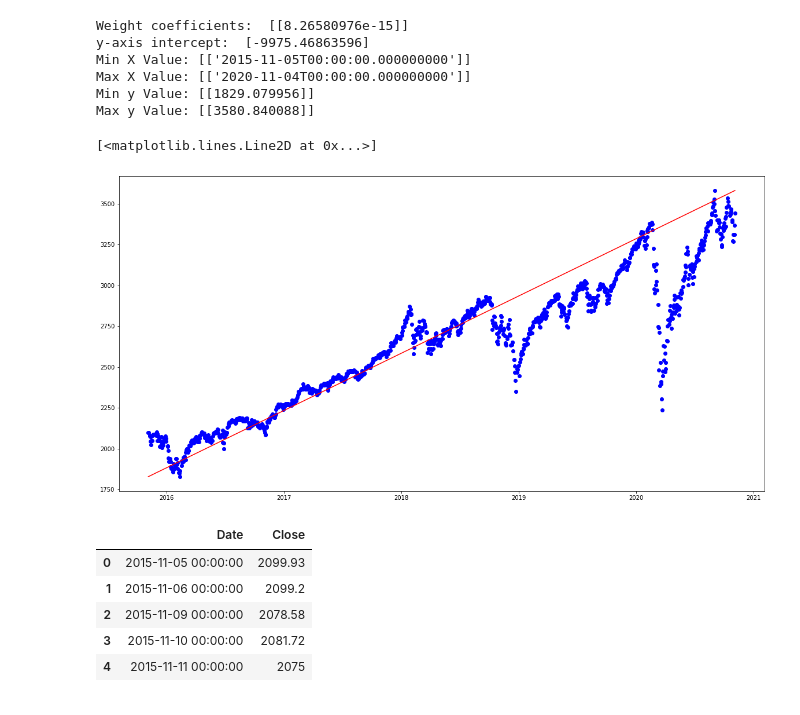
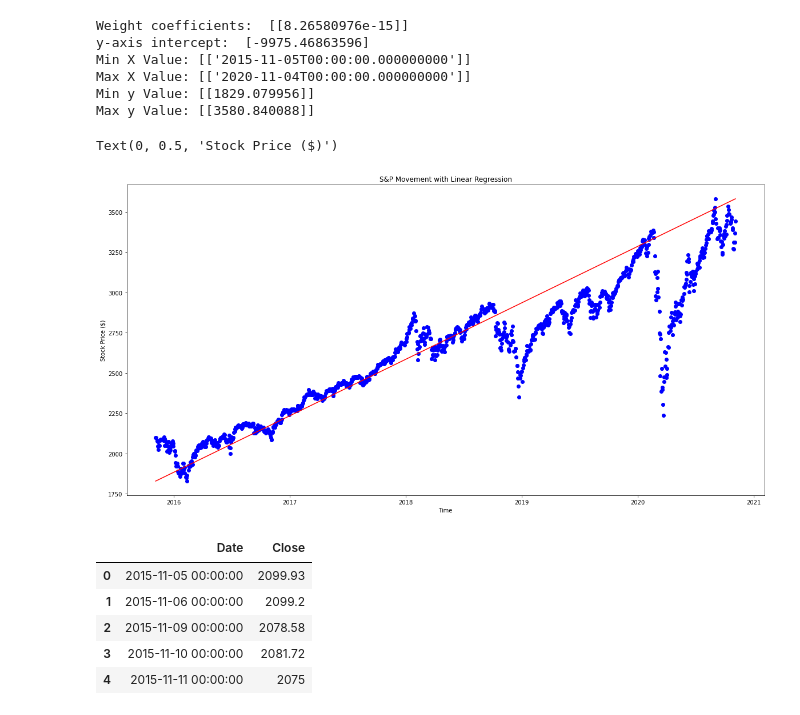
Before and after one commit to rjcline07/Final_Project, a Jupyter notebook: model.ipynb, the cells around one changed output. Saved outputs shown, nothing was run; the diff lists cells and outputs as text; code cells hidden in the pictures.

```diff
--- a/model.ipynb
+++ b/model.ipynb
@@ -94,9 +94,12 @@ Max y Value: [[3580.840088]]
 # %%
 plt.scatter(X, y, c='blue')
 plt.plot([x_min[0], x_max[0]], [y_min[0], y_max[0]], c='red')
+plt.title("S&P Movement with Linear Regression")
+plt.xlabel("Time")
+plt.ylabel("Stock Price ($)")
 # %% [output]
-[<matplotlib.lines.Line2D at 0x...>]
+Text(0, 0.5, 'Stock Price ($)')
-[figure, old version]
+[figure, new version]
 # %%
 #skimming down table to essentials
 data = SPCSV.sort_index(ascending=True,axis=0)
```
Also changed, not shown: parts of 11 cells of this notebook.
